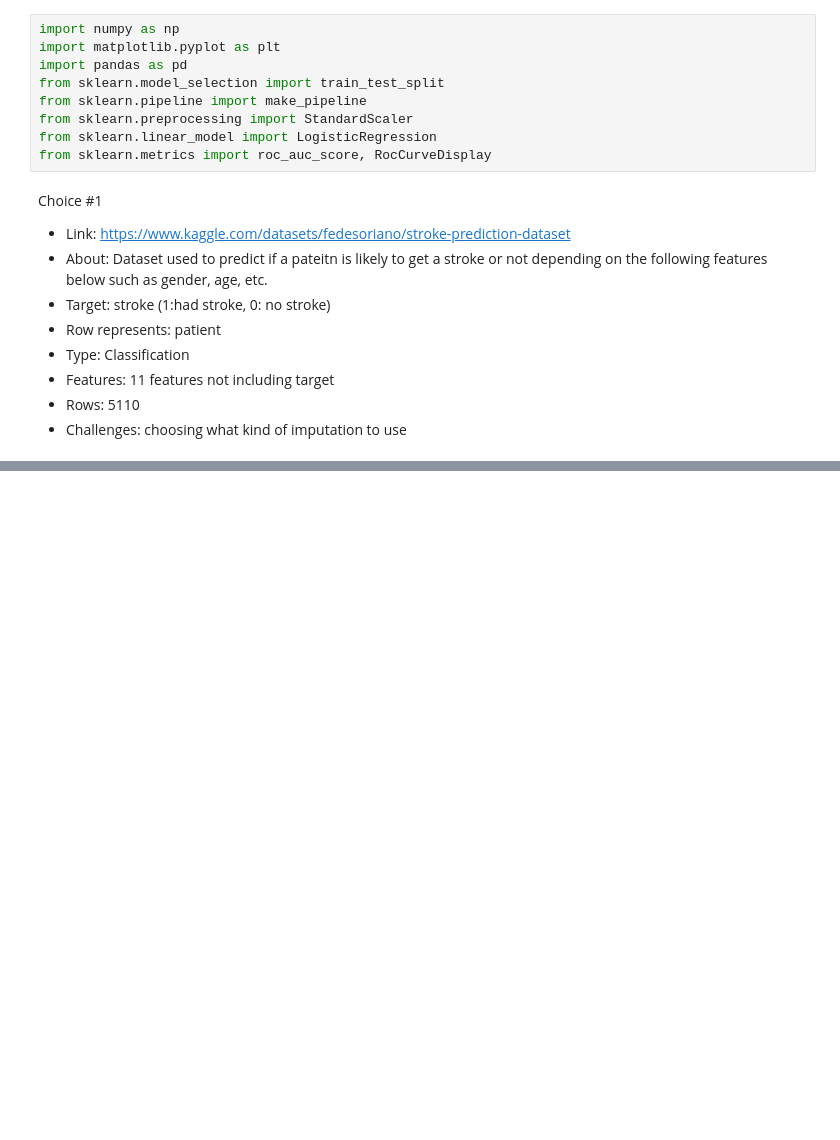
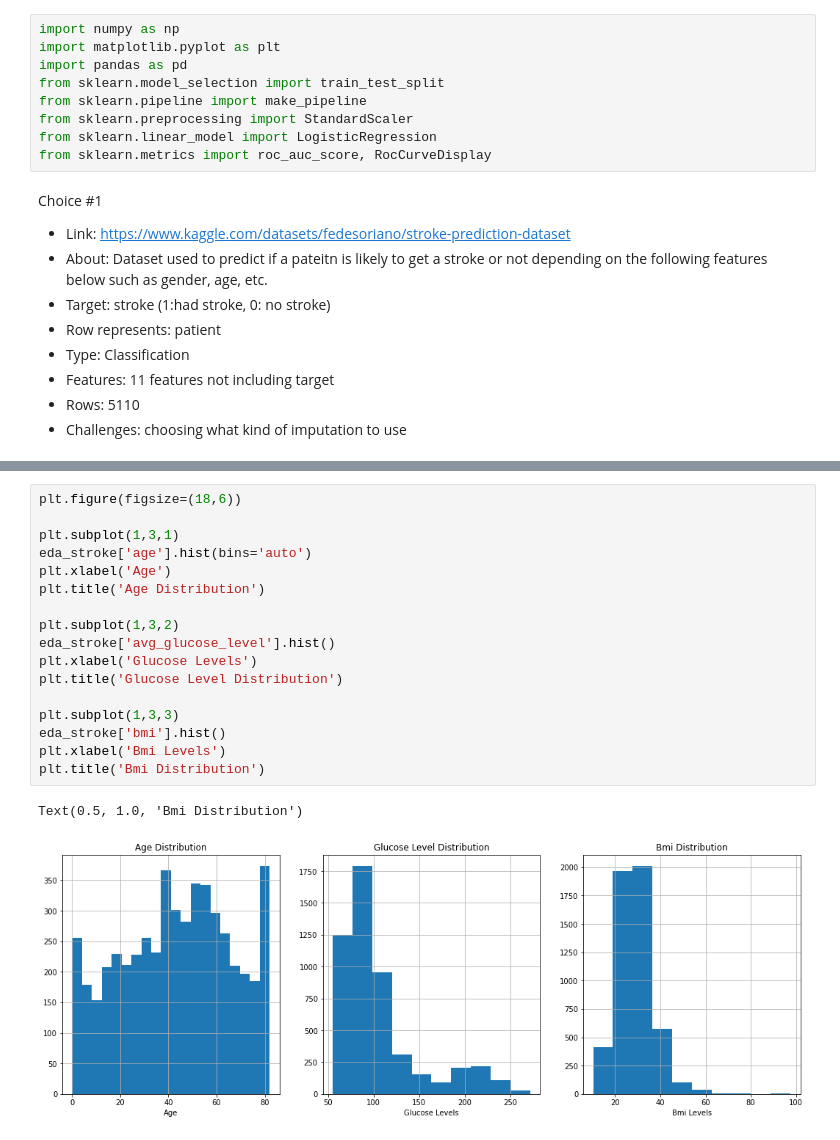
Before and after one commit to Gracey701/Stroke-Project, a Jupyter notebook: Project_2.ipynb, the cells around one changed output, grey strips where cells are left out. Drawn from its saved outputs; the diff is of its cells as text; blank space fills up the shorter version.

```diff
--- a/Project_2.ipynb
+++ b/Project_2.ipynb
@@ -123,0 +216,20 @@ dtype: int64
+# %%
+plt.figure(figsize=(18,6))
+
+plt.subplot(1,3,1)
+eda_stroke['age'].hist(bins='auto')
+plt.xlabel('Age')
+plt.title('Age Distribution')
+
+plt.subplot(1,3,2)
+eda_stroke['avg_glucose_level'].hist()
+plt.xlabel('Glucose Levels')
+plt.title('Glucose Level Distribution')
+
+plt.subplot(1,3,3)
+eda_stroke['bmi'].hist()
+plt.xlabel('Bmi Levels')
+plt.title('Bmi Distribution')
+# %% [output]
+Text(0.5, 1.0, 'Bmi Distribution')
+[figure, added]
```
Also changed, not shown: parts of 25 cells of this notebook.
